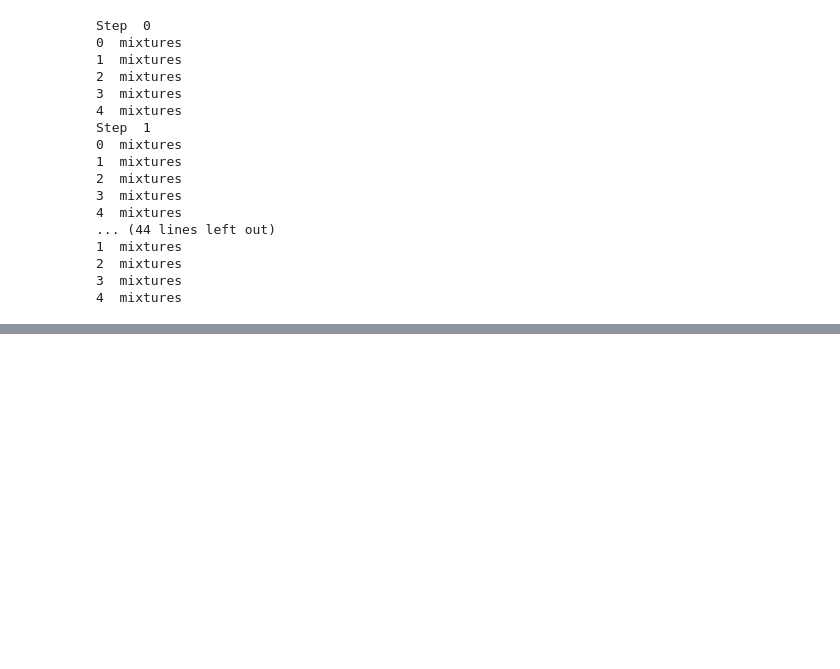
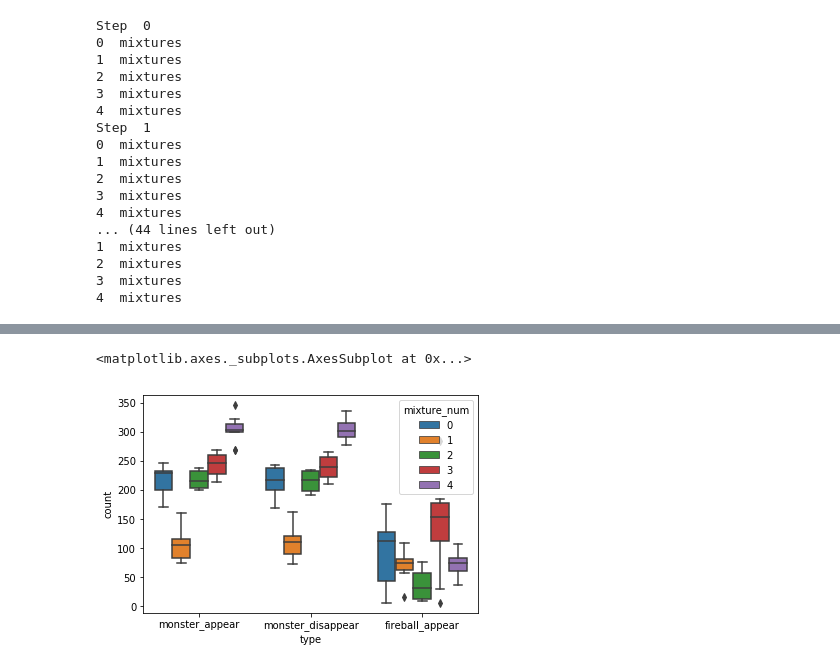
Before and after one commit to kaiolae/WorldModels, a Jupyter notebook: notebooks/Show Trained RNN Dreams.ipynb, the cells around one changed output, grey strips where cells are left out. Drawn from its saved outputs; the diff is of its cells as text; code cells hidden in the pictures; blank space fills up the shorter version.

```diff
--- a/notebooks/Show Trained RNN Dreams.ipynb
+++ b/notebooks/Show Trained RNN Dreams.ipynb
@@ -232,3 +266,15 @@ sns.boxplot(x="type", y="count", hue="mixture_num", data=events_frame)
+# %%
+#Plotting stochastic events generated when committing to one mixture.
+#print(events_dicts)
+events_frame_events= pd.DataFrame(events_dicts)
+events_frame_events = events_frame_events[events_frame_events.type != "fireball"]
+events_frame_events = events_frame_events[events_frame_events.type != "explosion"]
+events_frame_events = events_frame_events[events_frame_events.type != "left_wall"]
+events_frame_events = events_frame_events[events_frame_events.type != "right_wall"]
+sns.boxplot(x="type", y="count", hue="mixture_num", data=events_frame_events)
+# %% [output]
+<matplotlib.axes._subplots.AxesSubplot at 0x...>
+[figure, added]
 # %%
 from scipy.stats import mannwhitneyu
 explosion_rows = events_frame.loc[events_frame['type'] == "explosion"]
```
Also changed, not shown: parts of 10 cells of this notebook, 7 other files.
